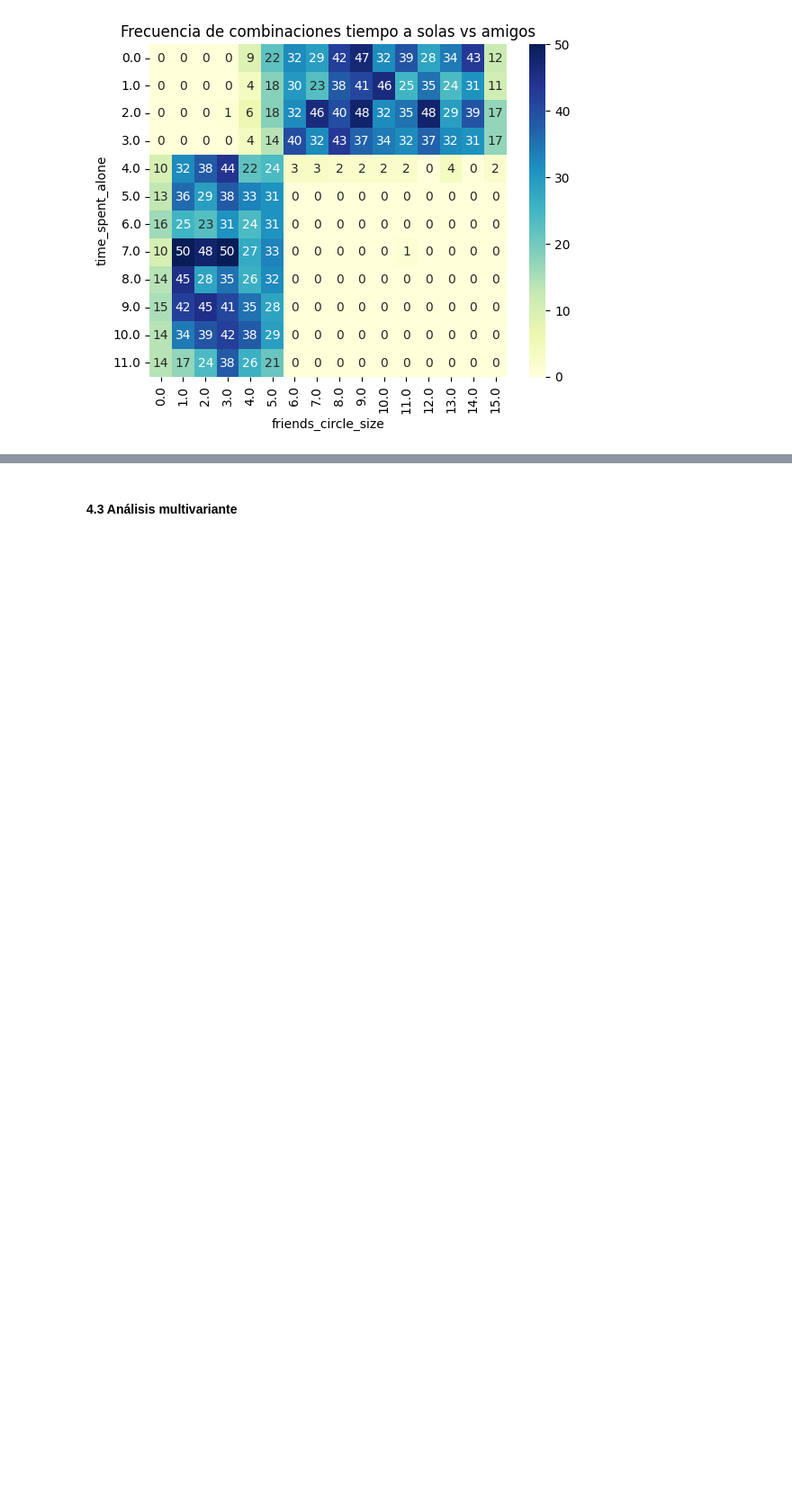
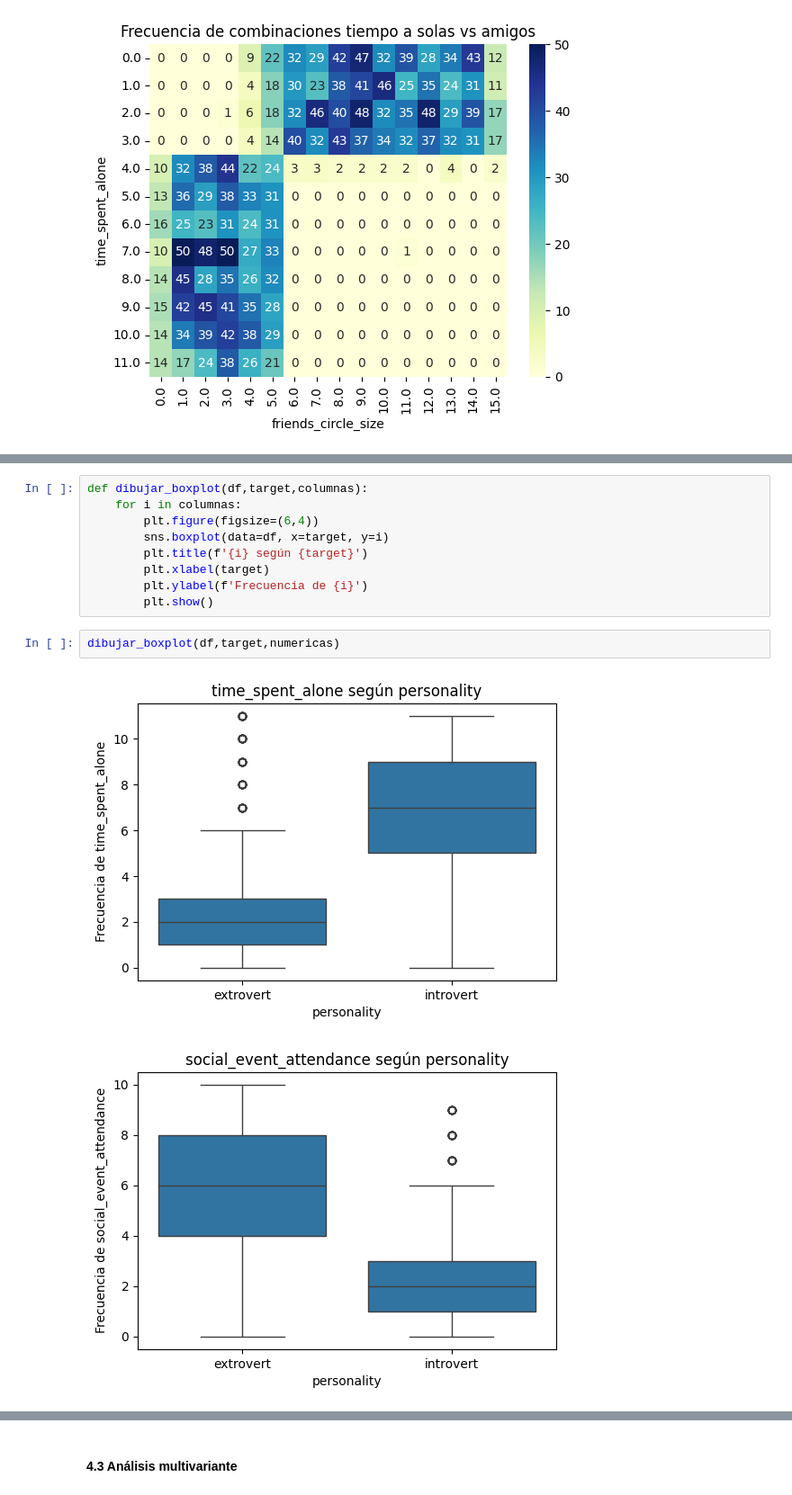
Before and after one commit to Marpp98/EDA_Extrovert_VS_Introvert_behaviour, a Jupyter notebook: notebooks/notebook.ipynb, the cells around one changed output, grey strips where cells are left out. Shown at 90% size. Saved outputs shown, nothing was run; the diff lists cells and outputs as text; blank space fills up the shorter version.

Commit message:
actu analisis y visualizaciones

```diff
--- a/notebooks/notebook.ipynb
+++ b/notebooks/notebook.ipynb
@@ -586,0 +613,14 @@ plt.show()
+# %%
+def dibujar_boxplot(df,target,columnas):
+    for i in columnas:
+        plt.figure(figsize=(6,4))
+        sns.boxplot(data=df, x=target, y=i)
+        plt.title(f'{i} según {target}')
+        plt.xlabel(target)
+        plt.ylabel(f'Frecuencia de {i}')
+        plt.show()
+# %%
+dibujar_boxplot(df,target,numericas)
+# %% [output]
+[figure, added]
+[figure, added]
```
Also changed, not shown: parts of 8 cells of this notebook.
